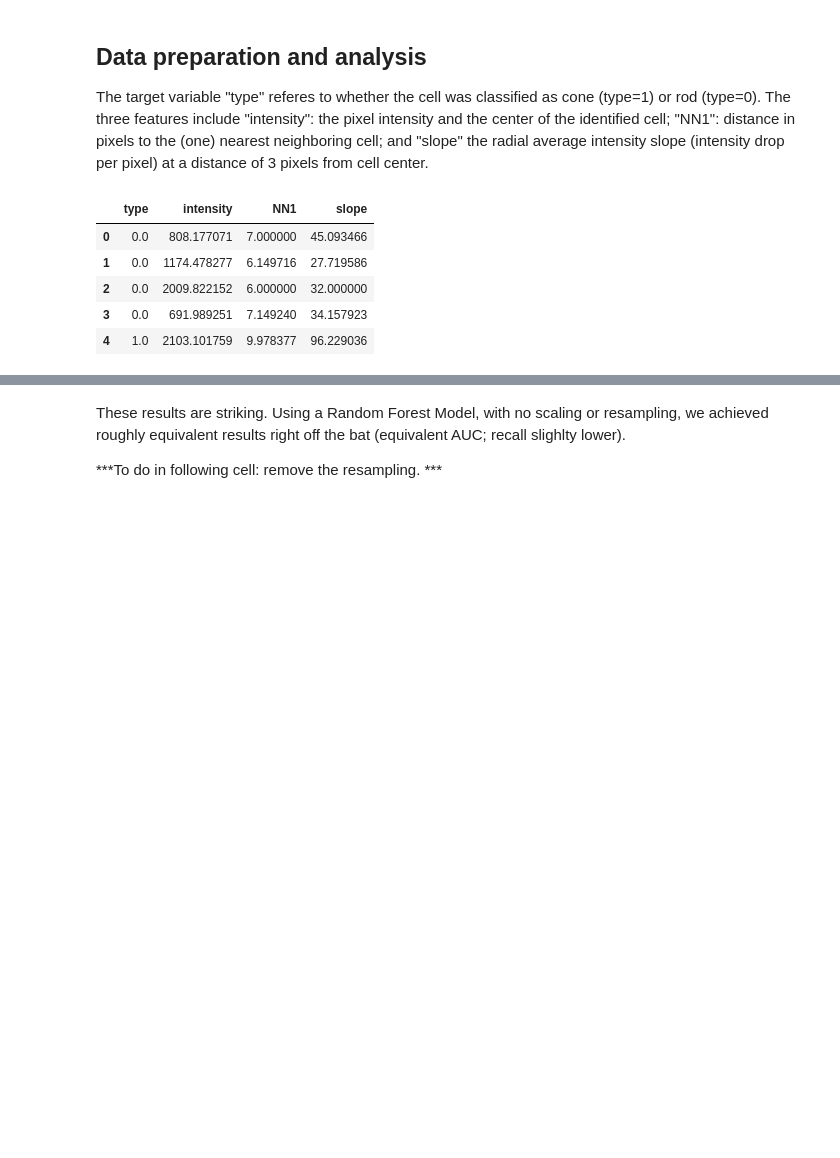
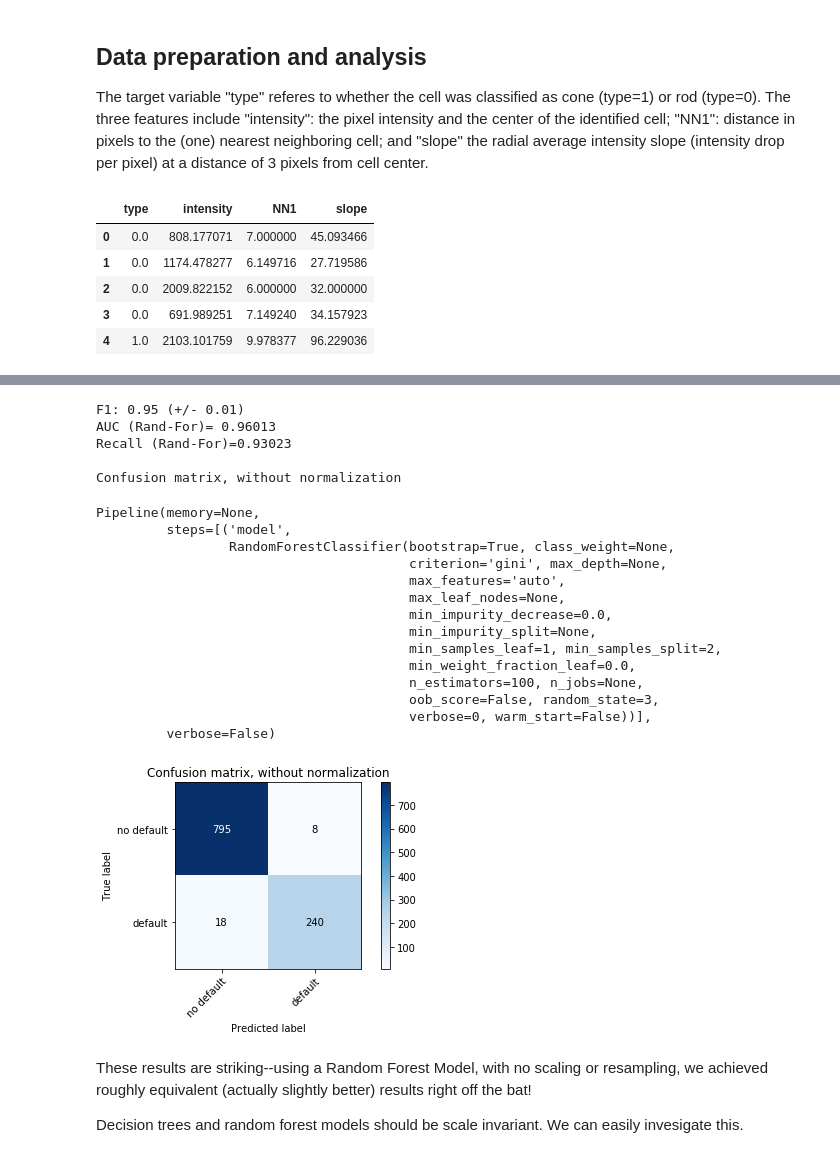
Before and after one commit to ewellsgray/data_science, a Jupyter notebook: pr_cells/cell_predict.ipynb, the cells around one changed output, grey strips where cells are left out. Cells and saved outputs as stored; diff of their text form; code cells hidden in the pictures; blank space fills up the shorter version.

```diff
--- a/pr_cells/cell_predict.ipynb
+++ b/pr_cells/cell_predict.ipynb
@@ -282,4 +281,68 @@ Confusion matrix, without normalization
+# %%
+from sklearn.ensemble import RandomForestClassifier
+
+def predict_rand_for(x,y,features=[],do_scale=True,do_resamp=False, show_cm=False,normTF=False):
+
+    if len(features)>0:
+            x=x[features]
+
+    # Split the training/validation sets
+    x_train, x_val, y_train, y_val = train_test_split(x,y,test_size=0.2,random_state=3)
+
+    # Option for resampling
+    if do_resamp:
+        sm = SMOTE(random_state=0, ratio = 1.0)
+        x_train, y_train = sm.fit_sample(x_train, y_train)
+
+    model = RandomForestClassifier(random_state=3, n_estimators=100)
+
+    # Option for scaling
+    if do_scale:
+        classifier = Pipeline(steps = [('scaler',StandardScaler()),('model',model)])
+    else:
+        classifier = Pipeline(steps = [('model',model)])
+
+    classifier.fit(x_train,y_train)
+
+    # Evaluate the model with several scores
+    scores = cross_val_score(classifier, x, y, cv=5, scoring='f1_macro')
+    print("F1: %0.2f (+/- %0.2f)" % (scores.mean(), scores.std() * 2))
+    y_predict = classifier.predict(x_val)
+    auc = roc_auc_score(y_val, y_predict)
+    print('AUC (Rand-For)=',round(auc,5))
+    recall = recall_score(y_val, y_predict)
+    print('Recall (Rand-For)='+str(round(recall,5))+'\n')
+
+    if show_cm:
+        plot_confusion_matrix(y_val, y_predict, classes=['no default','default'],
+                          normalize=normTF,
+                          title=None,
+                          cmap=plt.cm.Blues)
+    return classifier
+# %%
+predict_rand_for(x,y, do_scale=False,do_resamp=False,show_cm=True)
+# %% [output]
+F1: 0.95 (+/- 0.01)
+AUC (Rand-For)= 0.96013
+Recall (Rand-For)=0.93023
+
+Confusion matrix, without normalization
+Pipeline(memory=None,
+         steps=[('model',
+                 RandomForestClassifier(bootstrap=True, class_weight=None,
+                                        criterion='gini', max_depth=None,
+                                        max_features='auto',
+                                        max_leaf_nodes=None,
+                                        min_impurity_decrease=0.0,
+                                        min_impurity_split=None,
+                                        min_samples_leaf=1, min_samples_split=2,
+                                        min_weight_fraction_leaf=0.0,
+                                        n_estimators=100, n_jobs=None,
+                                        oob_score=False, random_state=3,
+                                        verbose=0, warm_start=False))],
+         verbose=False)
+[figure, added]
 # %% [markdown]
-These results are striking. Using a Random Forest Model, with no scaling or resampling, we achieved roughly equivalent results right off the bat (equivalent AUC; recall slighlty lower).
+These results are striking--using a Random Forest Model, with no scaling or resampling, we achieved roughly equivalent (actually slightly better) results right off the bat!
 
-***To do in following cell: remove the resampling. ***
+Decision trees and random forest models should be scale invariant. We can easily invesigate this.
```
Also changed, not shown: parts of 26 cells of this notebook.
